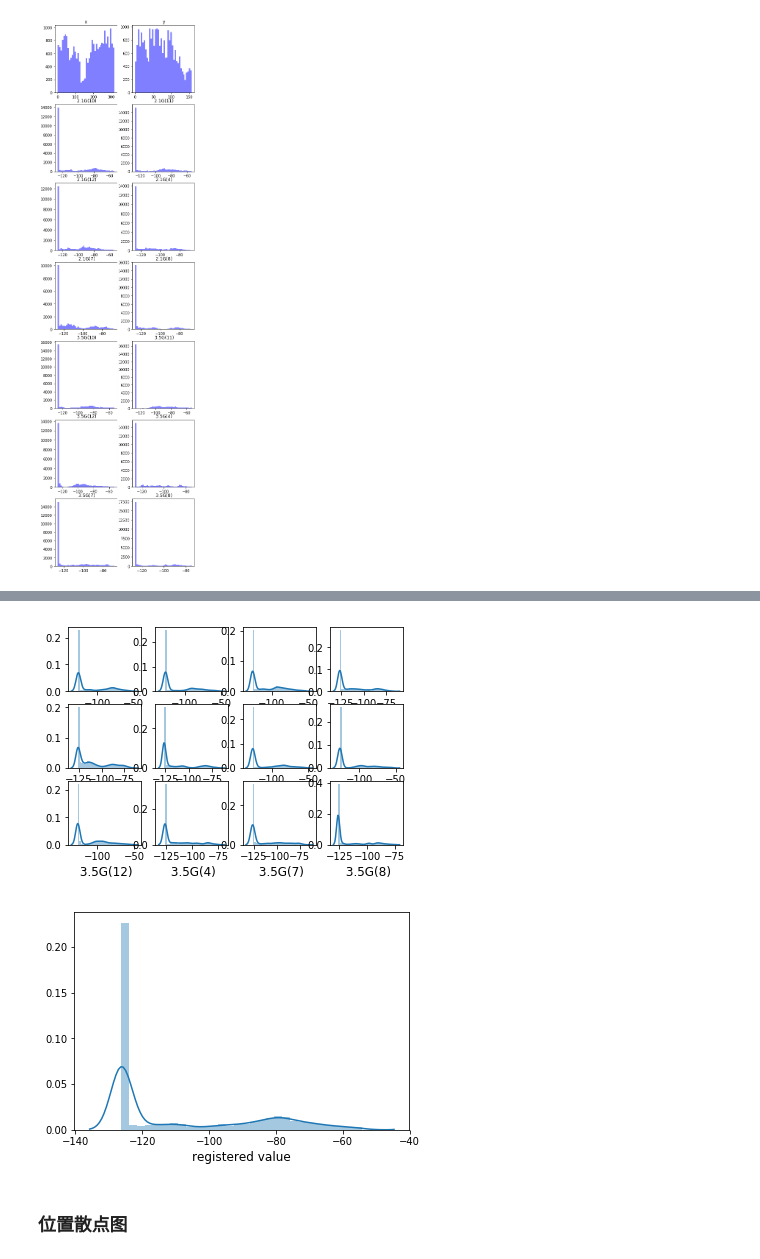
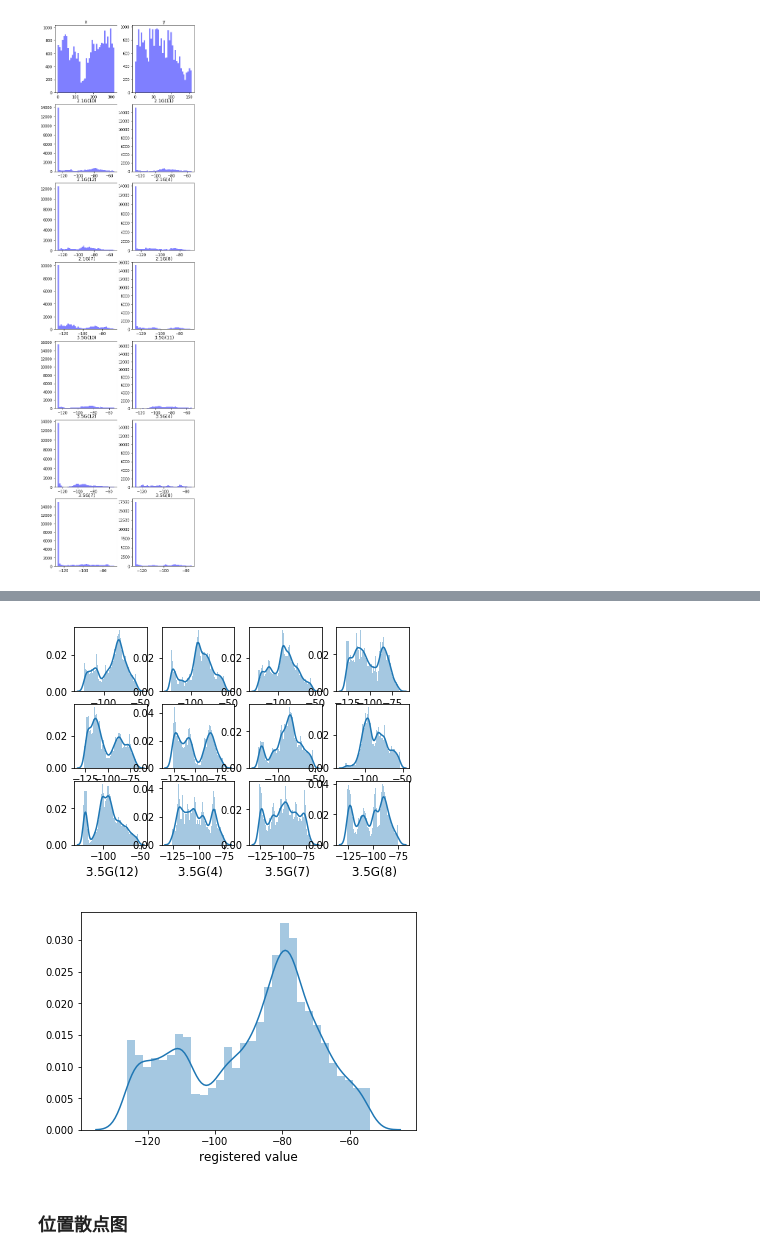
Before and after one commit to LeeMax117/RSRP_Model, a Jupyter notebook: data_explore.ipynb, the cells around one changed output, grey strips where cells are left out. Drawn from its saved outputs; the diff is of its cells as text; code cells hidden in the pictures.

```diff
--- a/data_explore.ipynb
+++ b/data_explore.ipynb
@@ -89,3 +89,12 @@ for i,ax in enumerate(axes):
         array.set_title(column)
 # %% [output]
 [figure]
+# %%
+f, axes = plt.subplots(7,2,figsize=(6, 21))
+f.tight_layout()
+selected_data = train_data[train_data > -126.23]
+for i,ax in enumerate(axes):
+    for j,array in enumerate(ax):
+        column = selected_data.columns[i*2 + j]
+        array.hist(selected_data[column].values,bins=80, label=selected_data[column], color='b', alpha=.5);
+        array.set_title(column)
@@ -92,20 +103,20 @@ for i,ax in enumerate(axes):
 # %%
 for i in range(12):
-    column = train_data.columns[i + 2]
+    column = selected_data.columns[i + 2]
     plt.subplot(3,4,i+1)
-    sns.distplot(train_data[column].values,bins=30, kde=True)
+    sns.distplot(selected_data[column].values,bins=50, kde=True)
     plt.xlabel(column,fontsize = 12)
 
 plt.show()
 # %% [output]
-[figure, old version]
+[figure, new version]
 # %%
 fig = plt.figure()
-sns.distplot(train_data[' 2.1G(10)'].values, bins=30, kde=True)
+sns.distplot(selected_data[' 2.1G(10)'].values, bins=30, kde=True)
 plt.xlabel('registered value',fontsize = 12)
 plt.show()
 # %% [output]
-[figure, old version]
+[figure, new version]
 # %% [markdown]
 ### 位置散点图
 # %%
```
Also changed, not shown: parts of 7 cells of this notebook.
